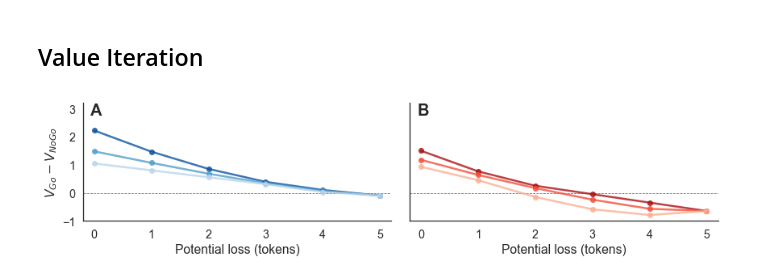
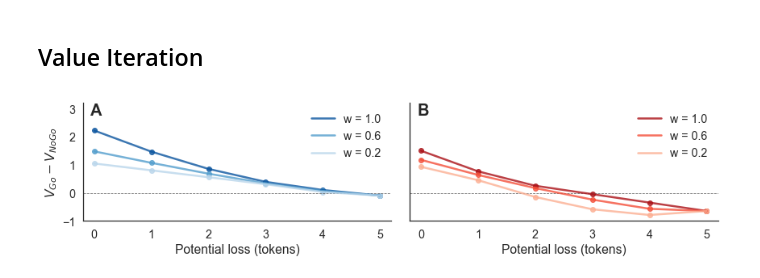
Before and after one commit to ndawlab/seqanx, a Jupyter notebook: notebooks/03_Predator.ipynb, the cells around one changed output. Drawn from its saved outputs; the diff is of its cells as text; code cells hidden in the pictures.

```diff
--- a/notebooks/03_Predator.ipynb
+++ b/notebooks/03_Predator.ipynb
@@ -44,37 +44,39 @@ for i, (ax, p, palette, label) in enumerate(zip(axes, risk, [blues,reds], ['A','
     #~~~~~~~~~~~~~~~~~~~~~~~~~~~~~~~~~~~~~~~~~~#
 
     ## Initialize environment.
-    gym = SleepingPredator(p=p, n_bins=1)
+    gym = SleepingPredator(p=p)
 
     #~~~~~~~~~~~~~~~~~~~~~~~~~~~~~~~~~~~~~~~~~~#
     ### Value iteration and visualization.
     #~~~~~~~~~~~~~~~~~~~~~~~~~~~~~~~~~~~~~~~~~~#
 
     ## Iterate over weights.
     for j, w in enumerate(weights):
 
         ## Initialize value iteration.
         qvi = ValueIteration(policy='pessimism', gamma=1.0, w=w)
 
         ## Solve for Q-values.
         qvi = qvi.fit(gym)
 
         ## Compute Go - NoGo.
         delta = np.diff( qvi.Q[:12].reshape(6,2) )
         delta *= -1    # Make Go - NoGo
 
         ## Plot delta.
-        ax.plot(delta, 'o-', lw=2.5, color=palette[j*2], alpha=0.8)
+        ax.plot(delta, lw=2.5, color=palette[j*2], label='w = %0.1f' %w, alpha=0.8)
+        ax.scatter(np.arange(6), delta, color=palette[j*2], alpha=0.8)
 
     ## Add information.
     ax.hlines(0, -0.2, 5.2, color='0.4', lw=0.8, linestyle='--')
     ax.set(xlim=(-0.2, 5.2), xlabel='Potential loss (tokens)', ylim=(-1,3.2))
     if not i: ax.set(ylabel=r'$V_{Go} - V_{NoGo}$')
+    ax.legend(loc=1, frameon=False)
     ax.annotate(label, (0,0), (0.025,1), 'axes fraction', fontsize=20,
                 fontweight='bold', ha='left', va='top')
 
 sns.despine()
 plt.tight_layout()
 plt.savefig(os.path.join(img_dir, '03_predator.png'), dpi=180)
 # %% [output]
-[figure, old version]
+[figure, new version]
```
Also changed, not shown: 7 other files.
